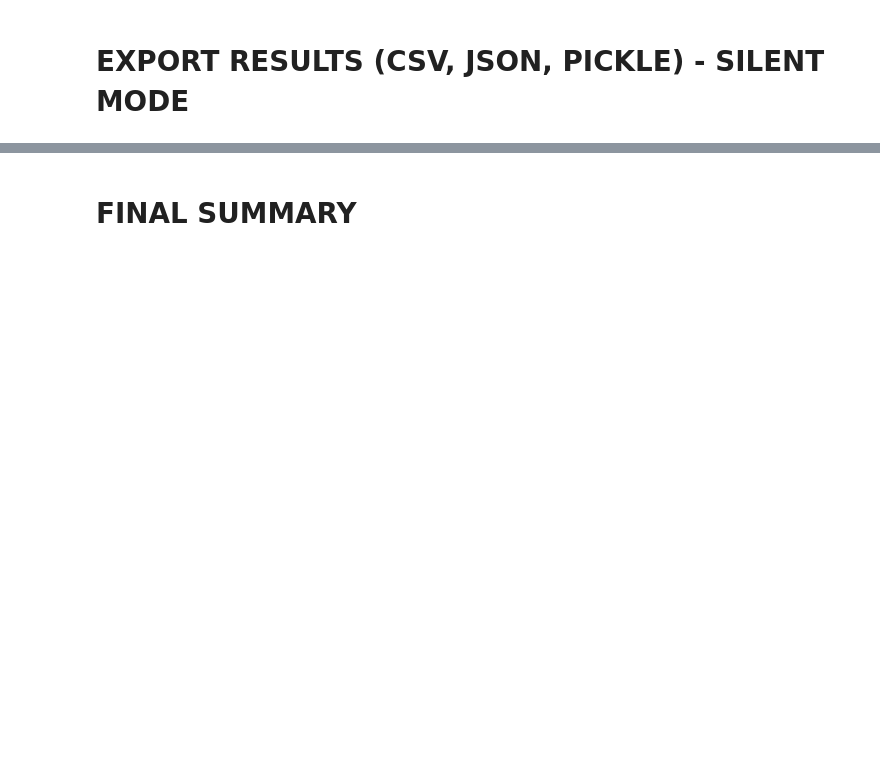
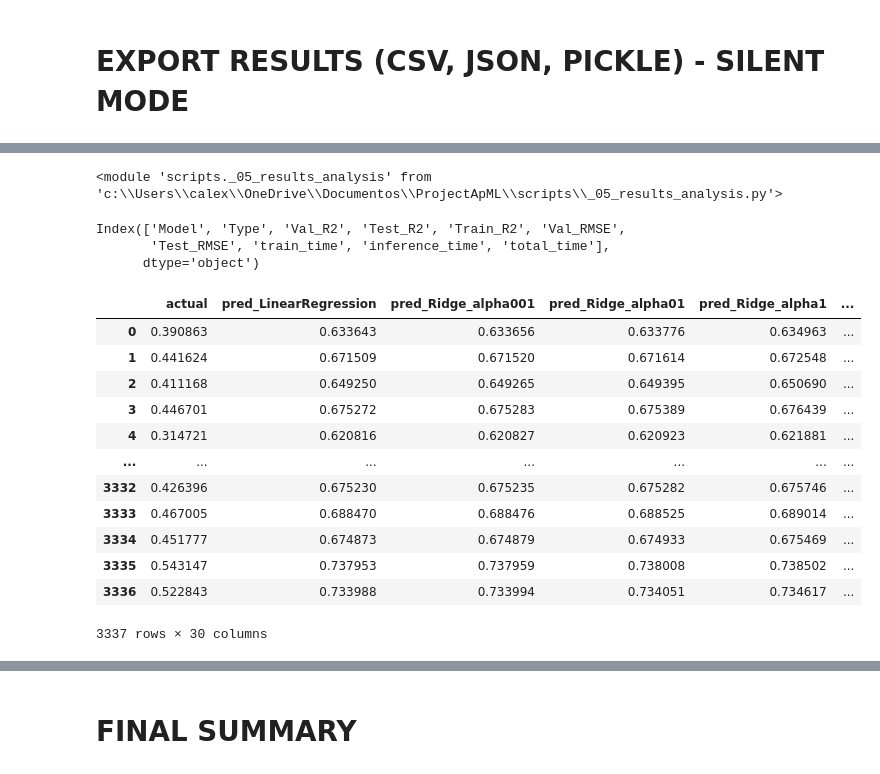
Before and after one commit to Cl01010608/ProjectApML, a Jupyter notebook: ProjectOverview.ipynb, the cells around one changed output, grey strips where cells are left out. Saved outputs shown, nothing was run; the diff lists cells and outputs as text; code cells hidden in the pictures; blank space fills up the shorter version.

```diff
--- a/ProjectOverview.ipynb
+++ b/ProjectOverview.ipynb
@@ -527,0 +541,29 @@ STEP 6: EXPORTING RESULTS (NO PRINTS)
+# %%
+import importlib
+
+from scripts import _05_results_analysis as ra
+importlib.reload(ra)
+# %% [output]
+<module 'scripts._05_results_analysis' from 'c:\\Users\\calex\\OneDrive\\Documentos\\ProjectApML\\scripts\\_05_results_analysis.py'>
+# %%
+df_results.columns
+# %% [output]
+Index(['Model', 'Type', 'Val_R2', 'Test_R2', 'Train_R2', 'Val_RMSE',
+       'Test_RMSE', 'train_time', 'inference_time', 'total_time'],
+      dtype='object')
+# %%
+predictions_df
+# %% [output]
+|  | actual | pred_LinearRegression | pred_Ridge_alpha001 | pred_Ridge_alpha01 | pred_Ridge_alpha1 | ... |
+| 0 | 0.390863 | 0.633643 | 0.633656 | 0.633776 | 0.634963 | ... |
+| 1 | 0.441624 | 0.671509 | 0.671520 | 0.671614 | 0.672548 | ... |
+| 2 | 0.411168 | 0.649250 | 0.649265 | 0.649395 | 0.650690 | ... |
+| 3 | 0.446701 | 0.675272 | 0.675283 | 0.675389 | 0.676439 | ... |
+| 4 | 0.314721 | 0.620816 | 0.620827 | 0.620923 | 0.621881 | ... |
+| ... | ... | ... | ... | ... | ... | ... |
+| 3332 | 0.426396 | 0.675230 | 0.675235 | 0.675282 | 0.675746 | ... |
+| 3333 | 0.467005 | 0.688470 | 0.688476 | 0.688525 | 0.689014 | ... |
+| 3334 | 0.451777 | 0.674873 | 0.674879 | 0.674933 | 0.675469 | ... |
+| 3335 | 0.543147 | 0.737953 | 0.737959 | 0.738008 | 0.738502 | ... |
+| 3336 | 0.522843 | 0.733988 | 0.733994 | 0.734051 | 0.734617 | ... |
+3337 rows × 30 columns
```
Also changed, not shown: parts of 7 cells of this notebook, 1 other file.
